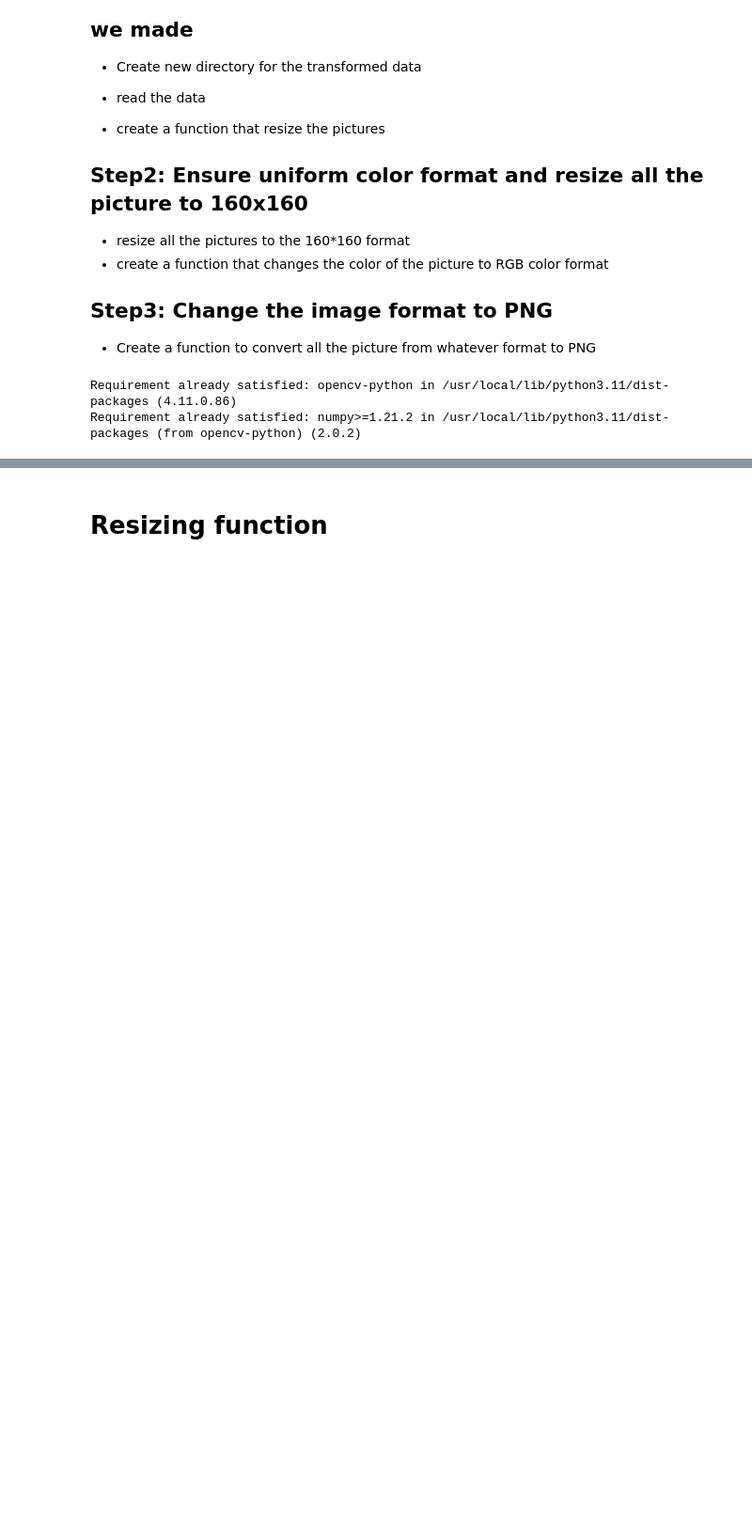
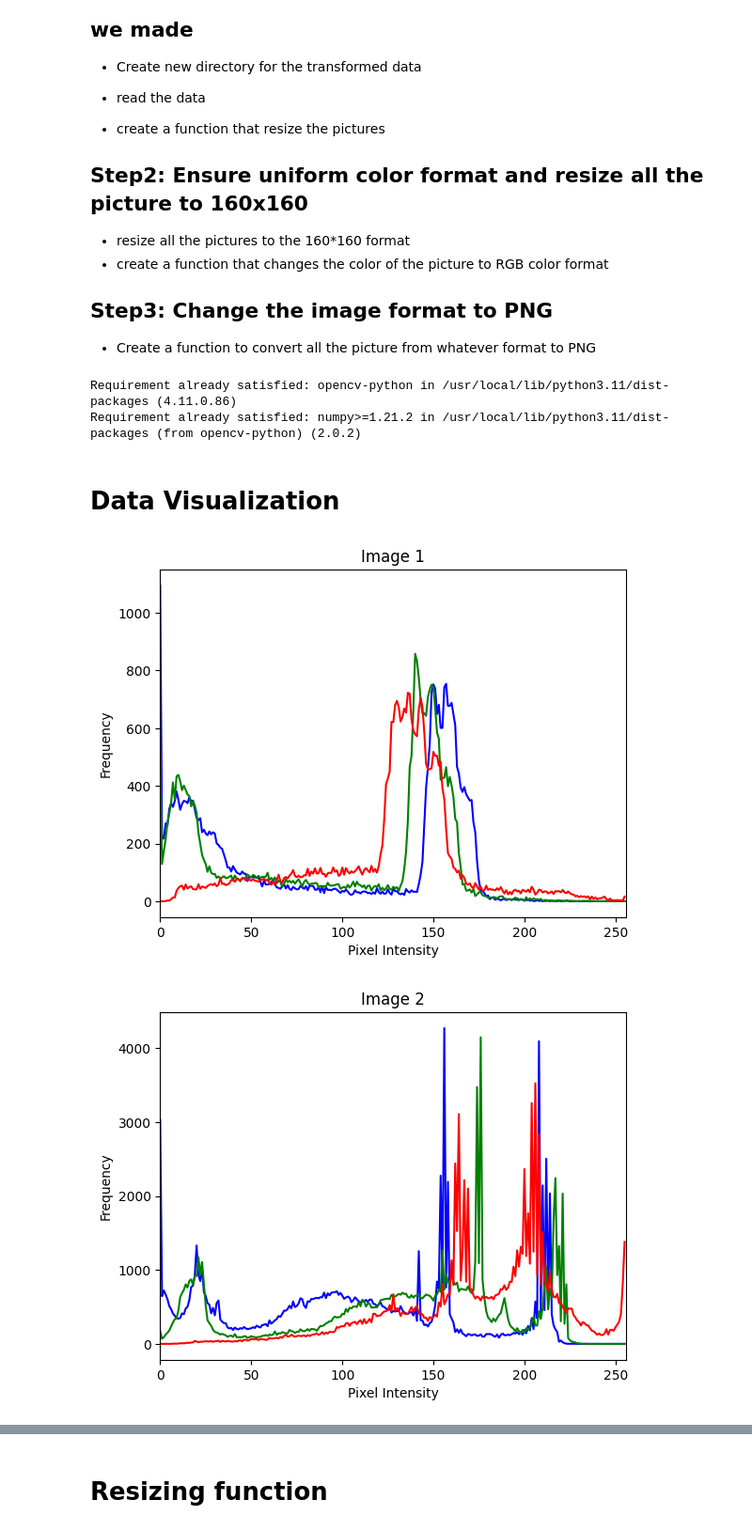
Before and after one commit to SMarco2310/AI-Project, a Jupyter notebook: Intro_to_AI_Project.ipynb, the cells around one changed output, grey strips where cells are left out. Shown at 94% size. Cells and saved outputs as stored; diff of their text form; code cells hidden in the pictures; blank space fills up the shorter version.

```diff
--- a/Intro_to_AI_Project.ipynb
+++ b/Intro_to_AI_Project.ipynb
@@ -35,3 +35,35 @@ import torch.nn.functional as F
 # %% [output]
 Requirement already satisfied: opencv-python in /usr/local/lib/python3.11/dist-packages (4.11.0.86)
 Requirement already satisfied: numpy>=1.21.2 in /usr/local/lib/python3.11/dist-packages (from opencv-python) (2.0.2)
+# %% [markdown]
+# Data Visualization
+# %%
+def plot_color_histogram(image_path, title=None): # Change 'image' to 'image_path'
+    image = cv2.imread(image_path)  # Read the image data from the file path
+    color = ('b', 'g', 'r')
+    for i, col in enumerate(color):
+        hist = cv2.calcHist([image], [i], None, [256], [0, 256])
+        plt.plot(hist, color=col)
+    plt.title(title or "Color Histogram")
+    plt.xlim([0, 256])
+    plt.xlabel('Pixel Intensity')
+    plt.ylabel('Frequency')
+    plt.show()
+
+def get_image_files(folder_path, extensions={'.jpg', '.jpeg', '.png', '.bmp'}, file_limit=5):
+    image_files = []
+    for f in os.listdir(folder_path):
+        if os.path.splitext(f)[1].lower() in extensions:
+            image_files.append(os.path.join(folder_path, f))
+            if len(image_files) >= file_limit:
+                break  # Stop if file_limit is reached
+    return image_files
+
+# Example usage:
+image_list = get_image_files('/content/drive/MyDrive/new_dummy_data/staff1')
+
+for i, image in enumerate(image_list):
+    plot_color_histogram(image, title=f'Image {i+1}')
+# %% [output]
+[figure, added]
+[figure, added]
```
Also changed, not shown: parts of 13 cells of this notebook.
